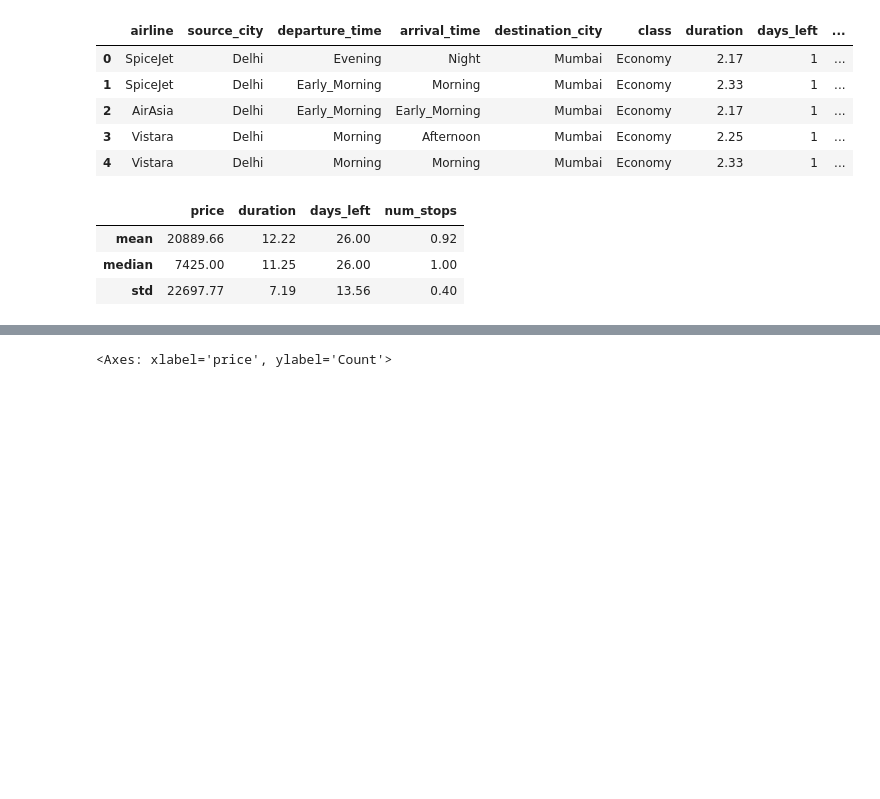
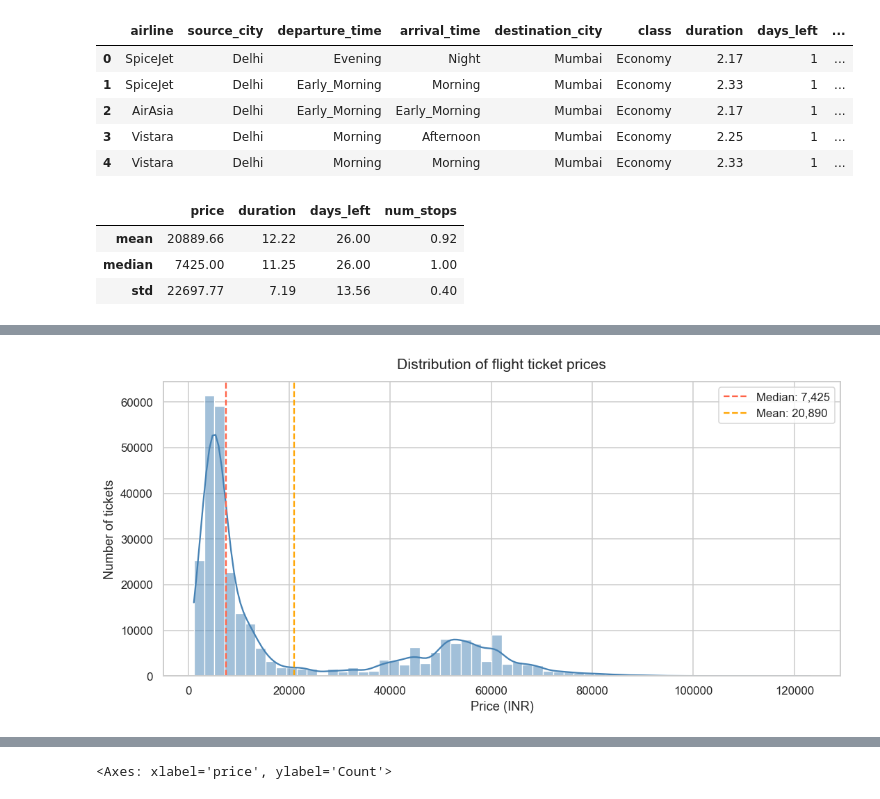
Before and after one commit to sofyakazykina/Flight-Price-Prediction, a Jupyter notebook: flight_analysis.ipynb, the cells around one changed output, grey strips where cells are left out. Saved outputs shown, nothing was run; the diff lists cells and outputs as text; code cells hidden in the pictures; blank space fills up the shorter version.

```diff
--- a/flight_analysis.ipynb
+++ b/flight_analysis.ipynb
@@ -199,0 +209,18 @@ df[['price', 'duration', 'days_left', 'num_stops']].agg(['mean', 'median', 'std'
+# %%
+# Histogram — distribution of ticket prices
+fig, ax = plt.subplots(figsize=(10, 5))
+
+sns.histplot(df['price'], bins=60, kde=True, color='steelblue', ax=ax)
+
+ax.set_title('Distribution of flight ticket prices', fontsize=14, pad=12)
+ax.set_xlabel('Price (INR)', fontsize=12)
+ax.set_ylabel('Number of tickets', fontsize=12)
+ax.axvline(df['price'].median(), color='tomato', linestyle='--',
+           linewidth=1.5, label=f"Median: {df['price'].median():,.0f}")
+ax.axvline(df['price'].mean(), color='orange', linestyle='--',
+           linewidth=1.5, label=f"Mean: {df['price'].mean():,.0f}")
+ax.legend()
+plt.tight_layout()
+plt.show()
+# %% [output]
+[figure, added]
```
Also changed, not shown: parts of 6 cells of this notebook.
